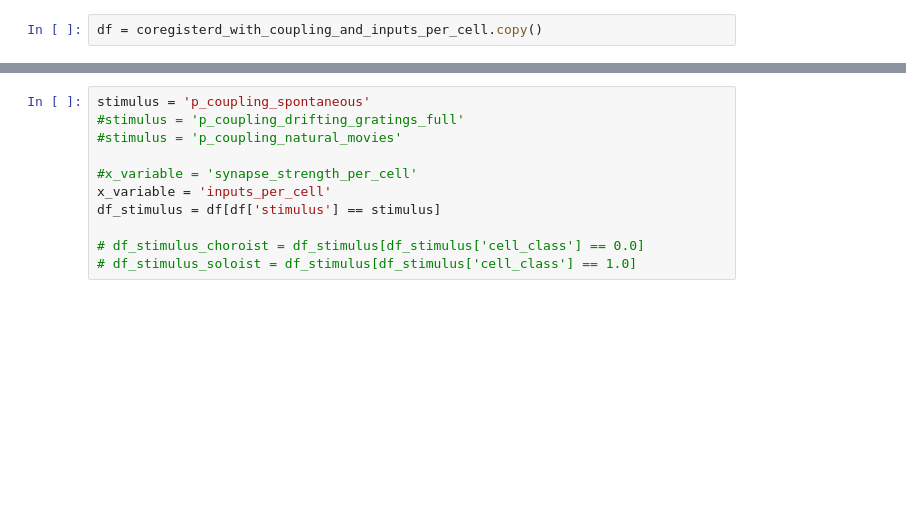
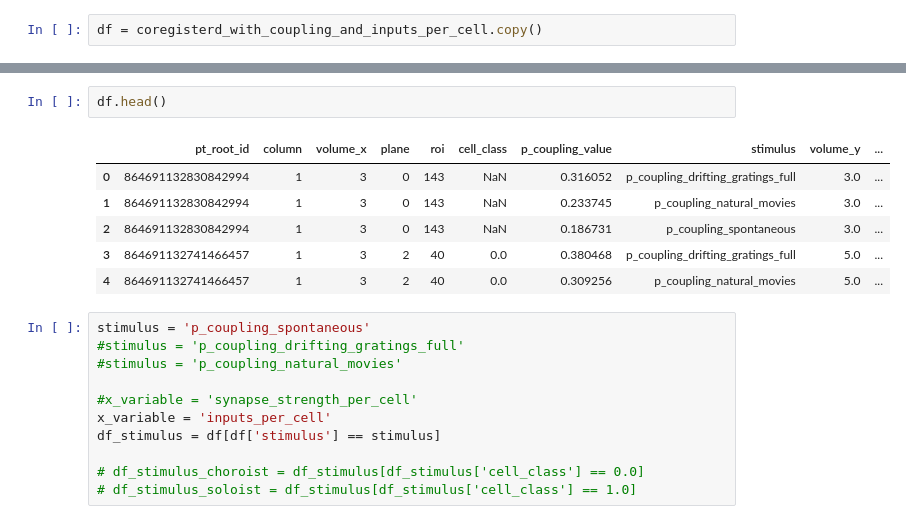
Before and after one commit to Cherk93/Functional_Connectivity_V1DD, a Jupyter notebook: scripts/choroist_vs_soloists.ipynb, the cells around one changed output, grey strips where cells are left out. Cells and saved outputs as stored; diff of their text form; blank space fills up the shorter version.

```diff
--- a/scripts/choroist_vs_soloists.ipynb
+++ b/scripts/choroist_vs_soloists.ipynb
@@ -243,4 +219,13 @@ p_coupling_spontaneous               560
 Name: count, dtype: int64
+# %%
+df.head()
+# %% [output]
+|  | pt_root_id | column | volume_x | plane | roi | cell_class | p_coupling_value | stimulus | volume_y | ... |
+| 0 | 864691132830842994 | 1 | 3 | 0 | 143 | NaN | 0.316052 | p_coupling_drifting_gratings_full | 3.0 | ... |
+| 1 | 864691132830842994 | 1 | 3 | 0 | 143 | NaN | 0.233745 | p_coupling_natural_movies | 3.0 | ... |
+| 2 | 864691132830842994 | 1 | 3 | 0 | 143 | NaN | 0.186731 | p_coupling_spontaneous | 3.0 | ... |
+| 3 | 864691132741466457 | 1 | 3 | 2 | 40 | 0.0 | 0.380468 | p_coupling_drifting_gratings_full | 5.0 | ... |
+| 4 | 864691132741466457 | 1 | 3 | 2 | 40 | 0.0 | 0.309256 | p_coupling_natural_movies | 5.0 | ... |
 # %%
 stimulus = 'p_coupling_spontaneous'
 #stimulus = 'p_coupling_drifting_gratings_full'
```
Also changed, not shown: parts of 31 cells of this notebook, 1 other file.
